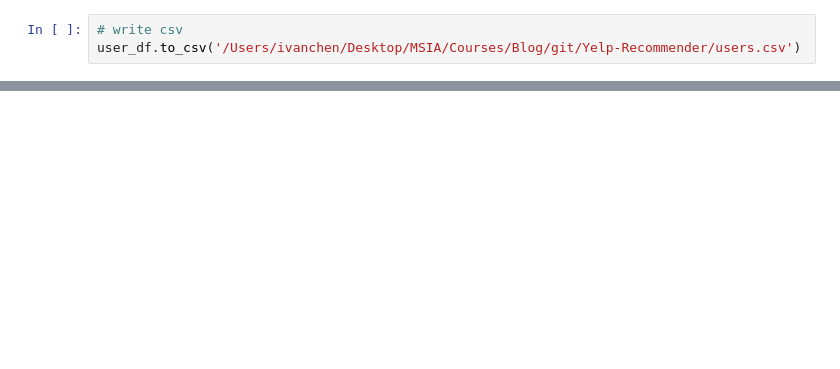
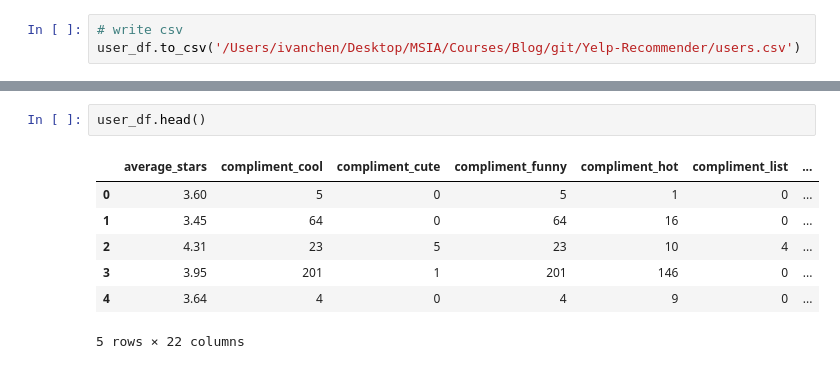
Before and after one commit to Ivanclj/Yelp-Recommender, a Jupyter notebook: User Data Cleaning.ipynb, the cells around one changed output, grey strips where cells are left out. Saved outputs shown, nothing was run; the diff lists cells and outputs as text; blank space fills up the shorter version.

```diff
--- a/User Data Cleaning.ipynb
+++ b/User Data Cleaning.ipynb
@@ -45,0 +86,10 @@ user_df.to_csv('/Users/ivanchen/Desktop/MSIA/Courses/Blog/git/Yelp-Recommender/u
+# %%
+user_df.head()
+# %% [output]
+|  | average_stars | compliment_cool | compliment_cute | compliment_funny | compliment_hot | compliment_list | ... |
+| 0 | 3.60 | 5 | 0 | 5 | 1 | 0 | ... |
+| 1 | 3.45 | 64 | 0 | 64 | 16 | 0 | ... |
+| 2 | 4.31 | 23 | 5 | 23 | 10 | 4 | ... |
+| 3 | 3.95 | 201 | 1 | 201 | 146 | 0 | ... |
+| 4 | 3.64 | 4 | 0 | 4 | 9 | 0 | ... |
+5 rows × 22 columns
```
Also changed, not shown: parts of 18 cells of this notebook, 3 other files.
